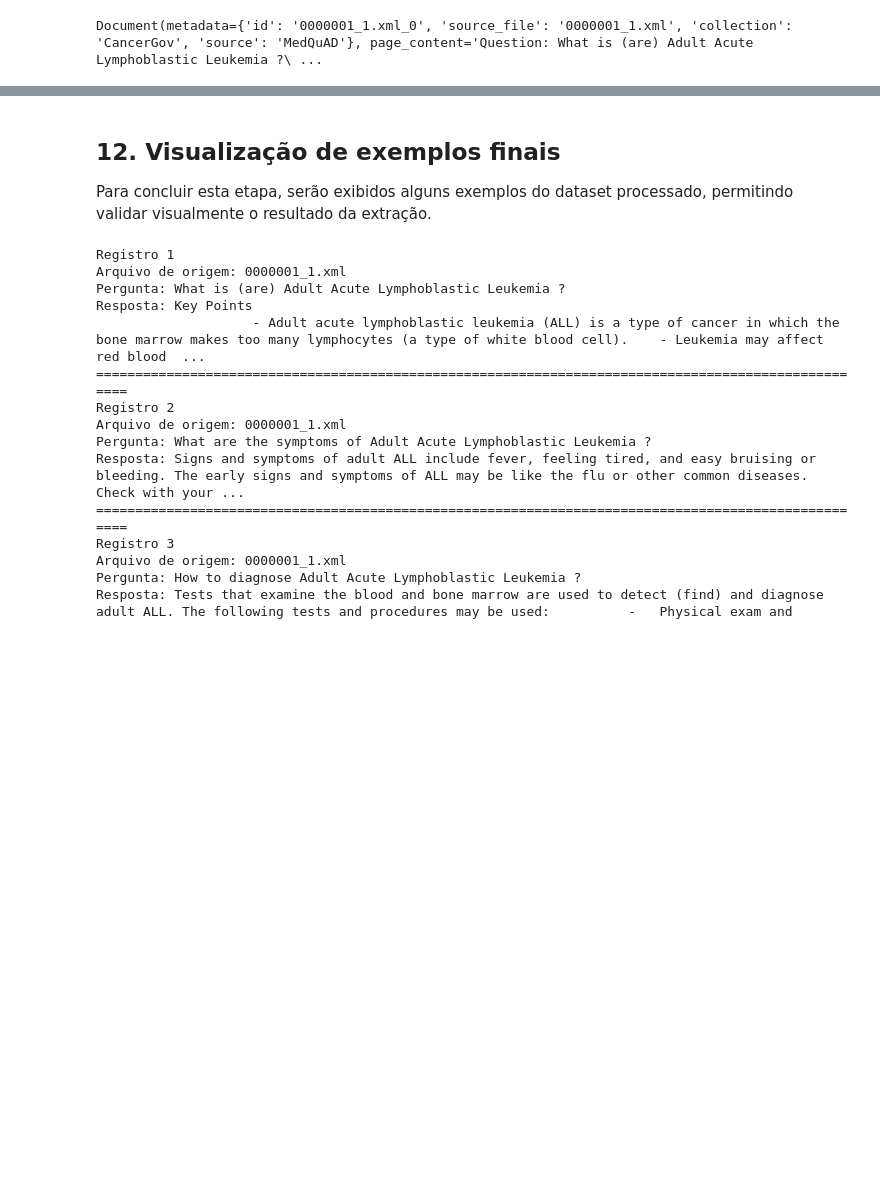
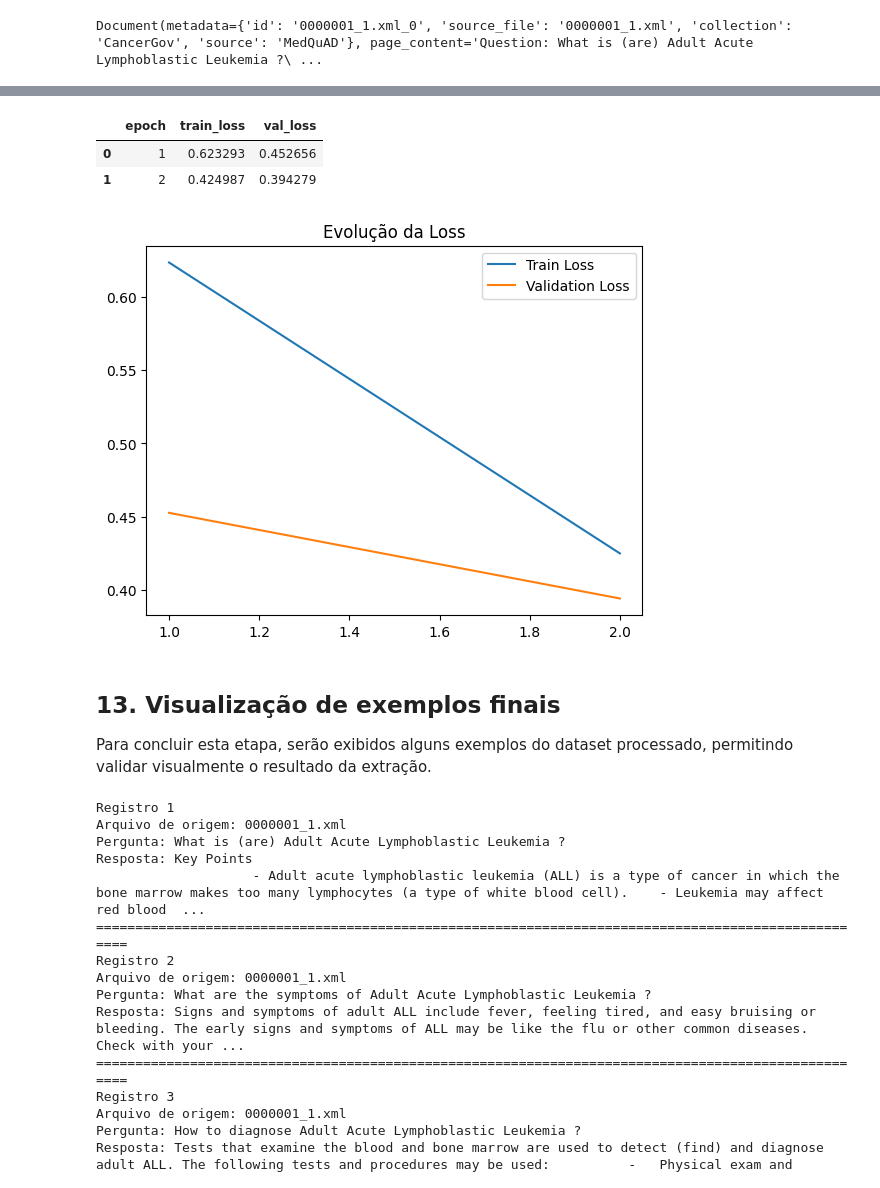
Before and after one commit to KeityPires/tech-challenge-ia-diagnostico, a Jupyter notebook: notebooks/03_medquad_exploracao copy.ipynb, the cells around one changed output, grey strips where cells are left out. Cells and saved outputs as stored; diff of their text form; code cells hidden in the pictures; blank space fills up the shorter version.

```diff
--- a/notebooks/03_medquad_exploracao copy.ipynb
+++ b/notebooks/03_medquad_exploracao copy.ipynb
@@ -310,5 +404,29 @@ Document(metadata={'id': '0000001_1.xml_0', 'source_file': '0000001_1.xml', 'col
+# %%
+import pandas as pd
+
+results = pd.DataFrame({
+    "epoch": [1,2],
+    "train_loss": [0.623293, 0.424987],
+    "val_loss": [0.452656, 0.394279]
+})
+
+results
+# %% [output]
+|  | epoch | train_loss | val_loss |
+| 0 | 1 | 0.623293 | 0.452656 |
+| 1 | 2 | 0.424987 | 0.394279 |
+# %%
+import matplotlib.pyplot as plt
+
+plt.plot(results["epoch"], results["train_loss"], label="Train Loss")
+plt.plot(results["epoch"], results["val_loss"], label="Validation Loss")
+plt.legend()
+plt.title("Evolução da Loss")
+plt.show()
+# %% [output]
+[figure, added]
 # %% [markdown]
-## 12. Visualização de exemplos finais
+## 13. Visualização de exemplos finais
 
 Para concluir esta etapa, serão exibidos alguns exemplos do dataset processado, permitindo validar visualmente o resultado da extração.
 # %%
```
Also changed, not shown: parts of 17 cells of this notebook, 1 other file.
